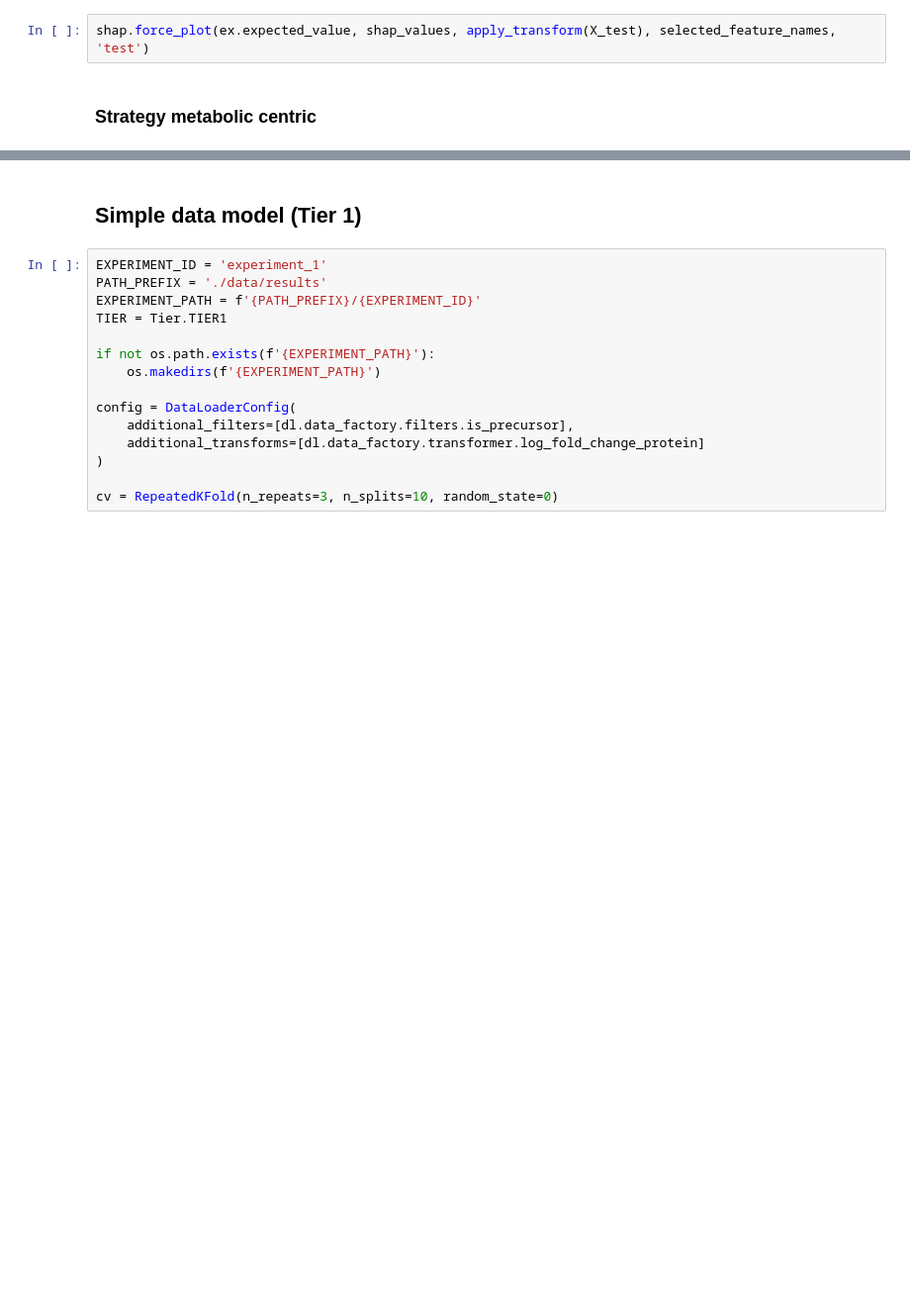
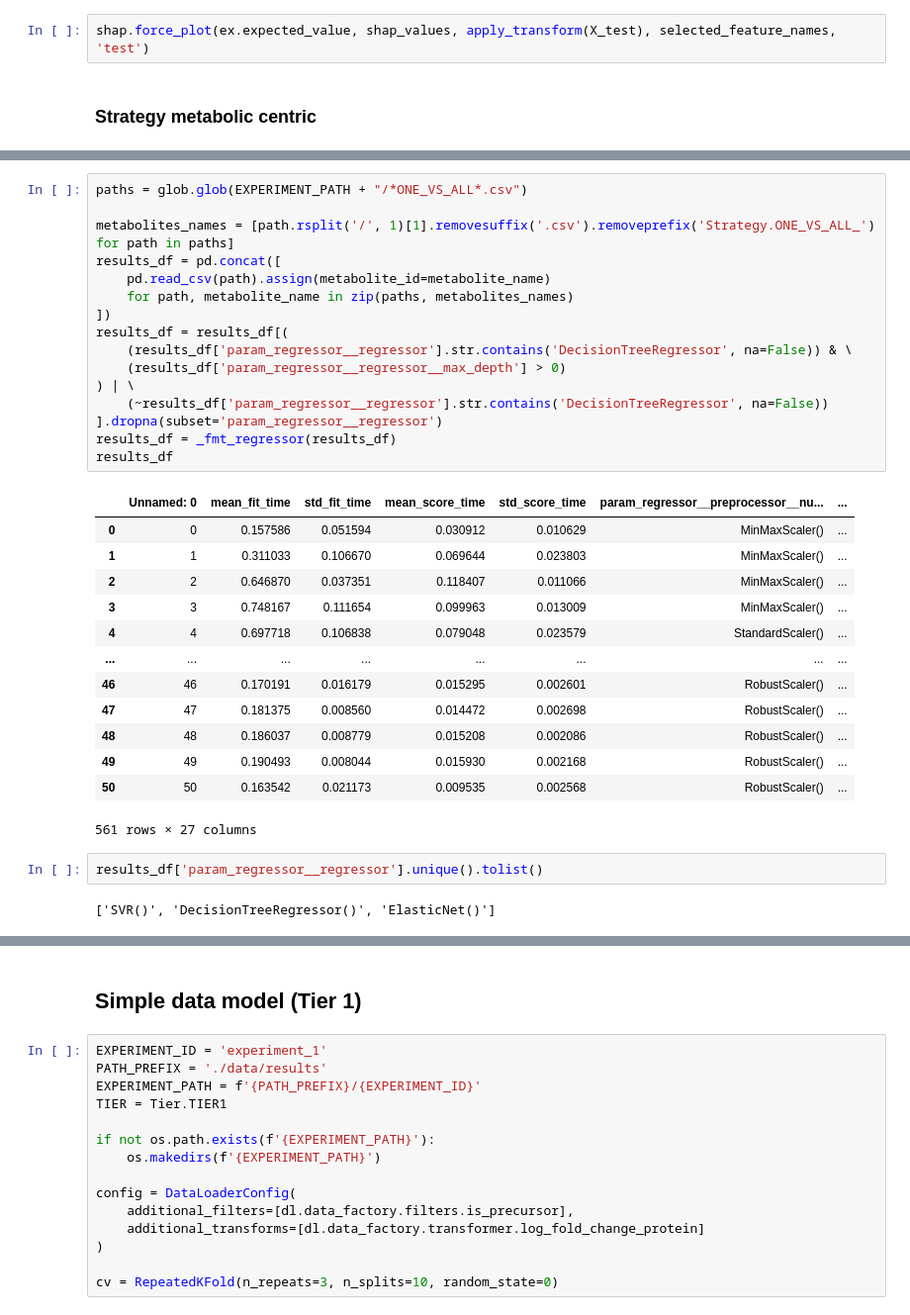
Before and after one commit to trdvangraft/thesis, a Jupyter notebook: metaengineering/runner.ipynb, the cells around one changed output, grey strips where cells are left out. Shown at 99% size. Cells and saved outputs as stored; diff of their text form; blank space fills up the shorter version.

```diff
--- a/metaengineering/runner.ipynb
+++ b/metaengineering/runner.ipynb
@@ -630,0 +623,34 @@ testResultStore.to_file()
+# %%
+paths = glob.glob(EXPERIMENT_PATH + "/*ONE_VS_ALL*.csv")
+
+metabolites_names = [path.rsplit('/', 1)[1].removesuffix('.csv').removeprefix('Strategy.ONE_VS_ALL_') for path in paths]
+results_df = pd.concat([
+    pd.read_csv(path).assign(metabolite_id=metabolite_name)
+    for path, metabolite_name in zip(paths, metabolites_names)
+])
+results_df = results_df[(
+    (results_df['param_regressor__regressor'].str.contains('DecisionTreeRegressor', na=False)) & \
+    (results_df['param_regressor__regressor__max_depth'] > 0)
+) | \
+    (~results_df['param_regressor__regressor'].str.contains('DecisionTreeRegressor', na=False))
+].dropna(subset='param_regressor__regressor')
+results_df = _fmt_regressor(results_df)
+results_df
+# %% [output]
+|  | Unnamed: 0 | mean_fit_time | std_fit_time | mean_score_time | std_score_time | param_regressor__preprocessor__nu... | ... |
+| 0 | 0 | 0.157586 | 0.051594 | 0.030912 | 0.010629 | MinMaxScaler() | ... |
+| 1 | 1 | 0.311033 | 0.106670 | 0.069644 | 0.023803 | MinMaxScaler() | ... |
+| 2 | 2 | 0.646870 | 0.037351 | 0.118407 | 0.011066 | MinMaxScaler() | ... |
+| 3 | 3 | 0.748167 | 0.111654 | 0.099963 | 0.013009 | MinMaxScaler() | ... |
+| 4 | 4 | 0.697718 | 0.106838 | 0.079048 | 0.023579 | StandardScaler() | ... |
+| ... | ... | ... | ... | ... | ... | ... | ... |
+| 46 | 46 | 0.170191 | 0.016179 | 0.015295 | 0.002601 | RobustScaler() | ... |
+| 47 | 47 | 0.181375 | 0.008560 | 0.014472 | 0.002698 | RobustScaler() | ... |
+| 48 | 48 | 0.186037 | 0.008779 | 0.015208 | 0.002086 | RobustScaler() | ... |
+| 49 | 49 | 0.190493 | 0.008044 | 0.015930 | 0.002168 | RobustScaler() | ... |
+| 50 | 50 | 0.163542 | 0.021173 | 0.009535 | 0.002568 | RobustScaler() | ... |
+561 rows × 27 columns
+# %%
+results_df['param_regressor__regressor'].unique().tolist()
+# %% [output]
+['SVR()', 'DecisionTreeRegressor()', 'ElasticNet()']
```
Also changed, not shown: parts of 19 cells of this notebook, 38 other files.
